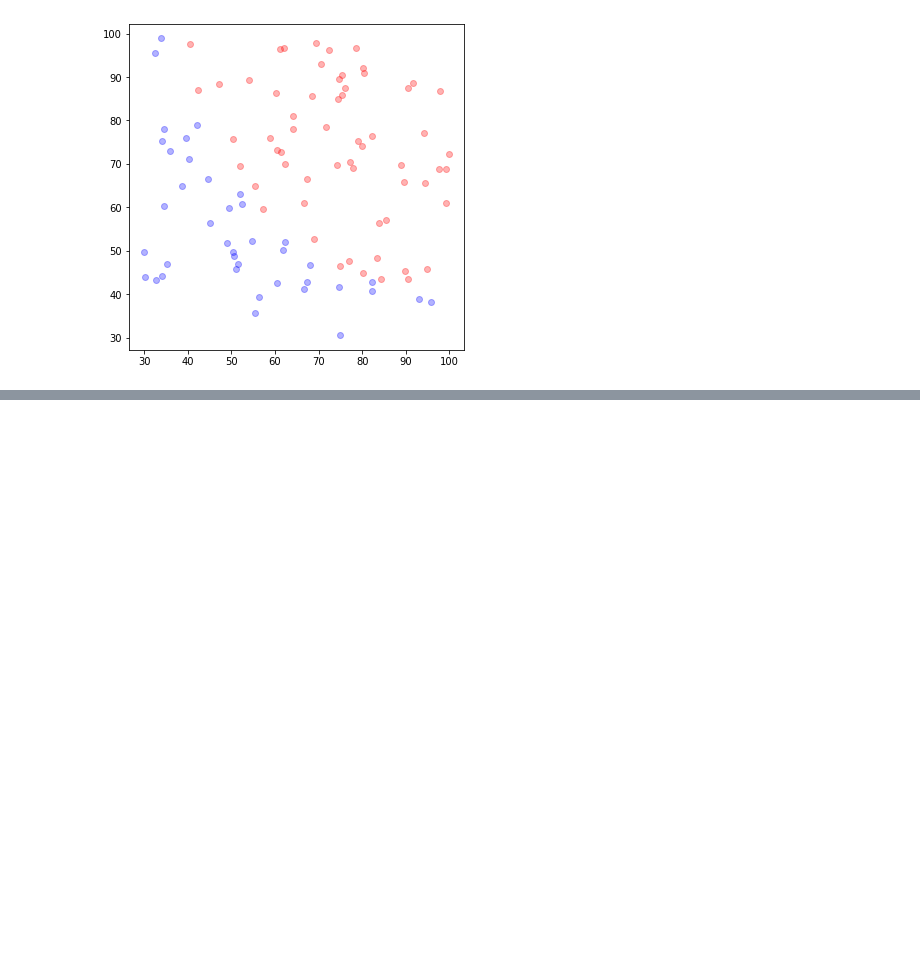
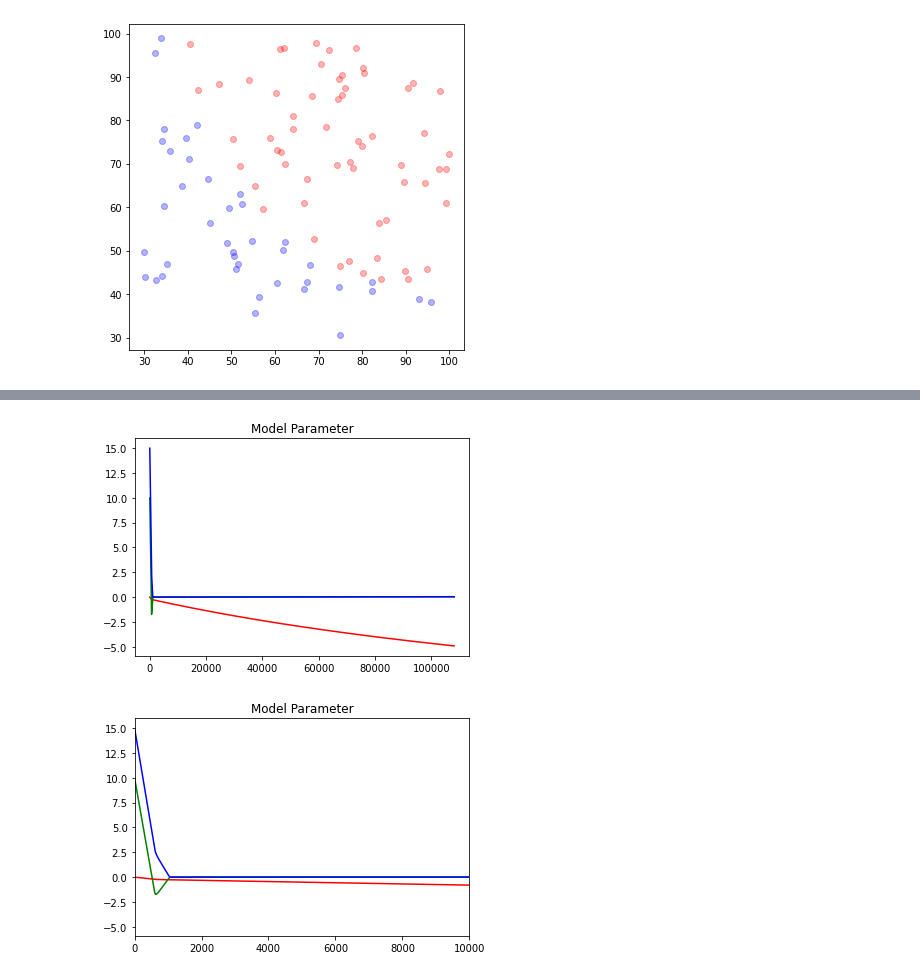
Before and after one commit to yangsu0/class_machine_learning, a Jupyter notebook: ML_assignment5.ipynb, the cells around one changed output, grey strips where cells are left out. Saved outputs shown, nothing was run; the diff lists cells and outputs as text; code cells hidden in the pictures; blank space fills up the shorter version.

Commit message:
Plot the training error

```diff
--- a/ML_assignment5.ipynb
+++ b/ML_assignment5.ipynb
@@ -25,0 +51,25 @@ plt.show()
+# %%
+#Loop while the object function convergence
+
+while(1):
+  j = object_function(100, theta0, theta1, theta2)
+
+  new_theta0 = theta0 - step_size * (1/100) * sum((sigmoid(theta0, theta1, theta2, x[i], y[i]) - label[i]) for i in range(100))
+  new_theta1 = theta1 - step_size * (1/100) * sum(((sigmoid(theta0, theta1, theta2, x[i], y[i]) - label[i]) * x[i]) for i in range(100))
+  new_theta2 = theta2 - step_size * (1/100) * sum(((sigmoid(theta0, theta1, theta2, x[i], y[i]) - label[i]) * y[i]) for i in range(100))
+
+  new_j = object_function(100, new_theta0, new_theta1, new_theta2)
+
+  e_values.append(new_j)
+  theta0_values.append(new_theta0)
+  theta1_values.append(new_theta1)
+  theta2_values.append(new_theta2)
+
+  theta0 = new_theta0
+  theta1 = new_theta1
+  theta2 = new_theta2
+
+  #until convergence
+  print(new_j)
+  if abs(j-new_j) < 0.000001:
+    break
@@ -25,0 +111,23 @@ plt.show()
+# %%
+#plotting model parameters
+
+theta0_values = np.array(theta0_values)
+theta1_values = np.array(theta1_values)
+theta2_values = np.array(theta2_values)
+
+plt.title('Model Parameter')
+plt.plot(theta0_values, 'red', label = theta0)
+plt.plot(theta1_values, 'green', label = theta1)
+plt.plot(theta2_values, 'blue',  label = theta2)
+plt.show()
+
+#Plot the parameters with range(0,10000), "more detailed view"
+plt.title('Model Parameter')
+plt.xlim(0,10000)
+plt.plot(theta0_values, 'red', label = theta0)
+plt.plot(theta1_values, 'green', label = theta1)
+plt.plot(theta2_values, 'blue',  label = theta2)
+plt.show()
+# %% [output]
+[figure, added]
+[figure, added]
```
Also changed, not shown: parts of 6 cells of this notebook.
